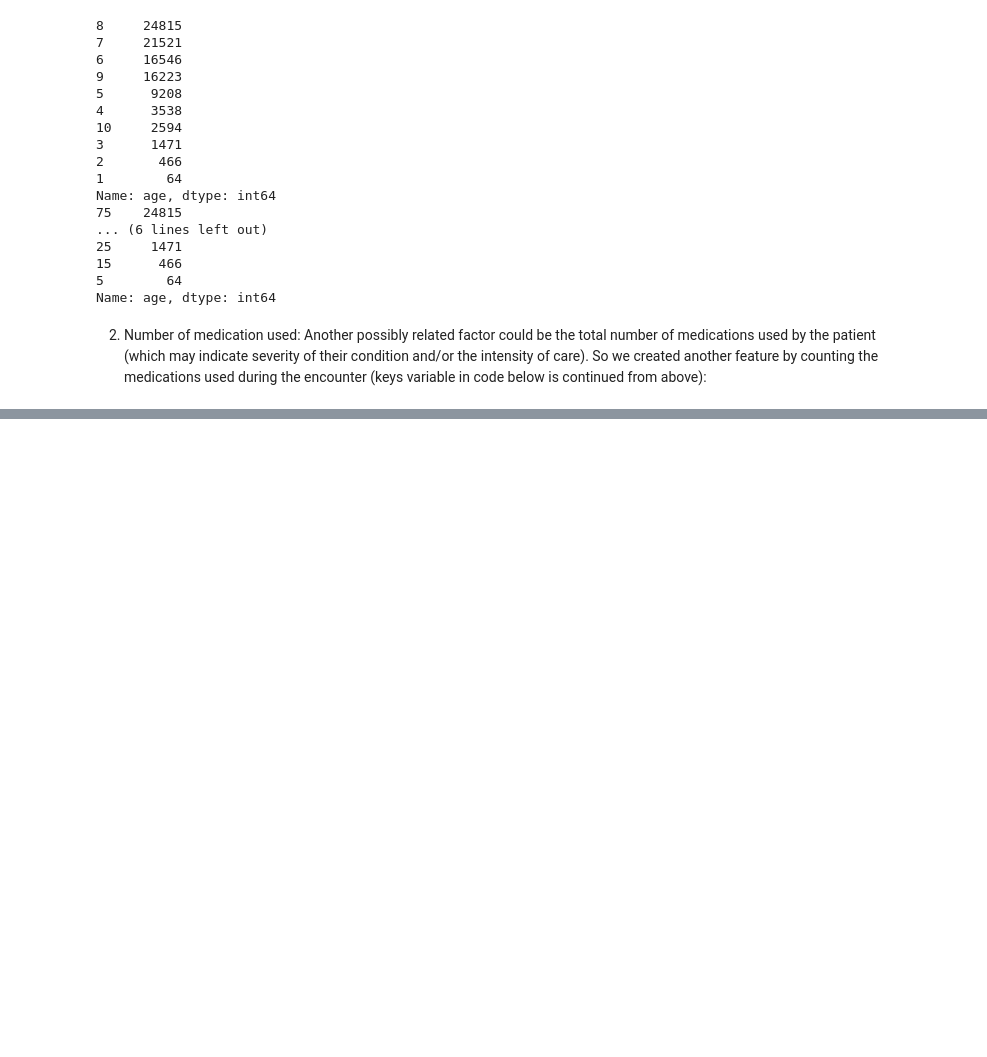
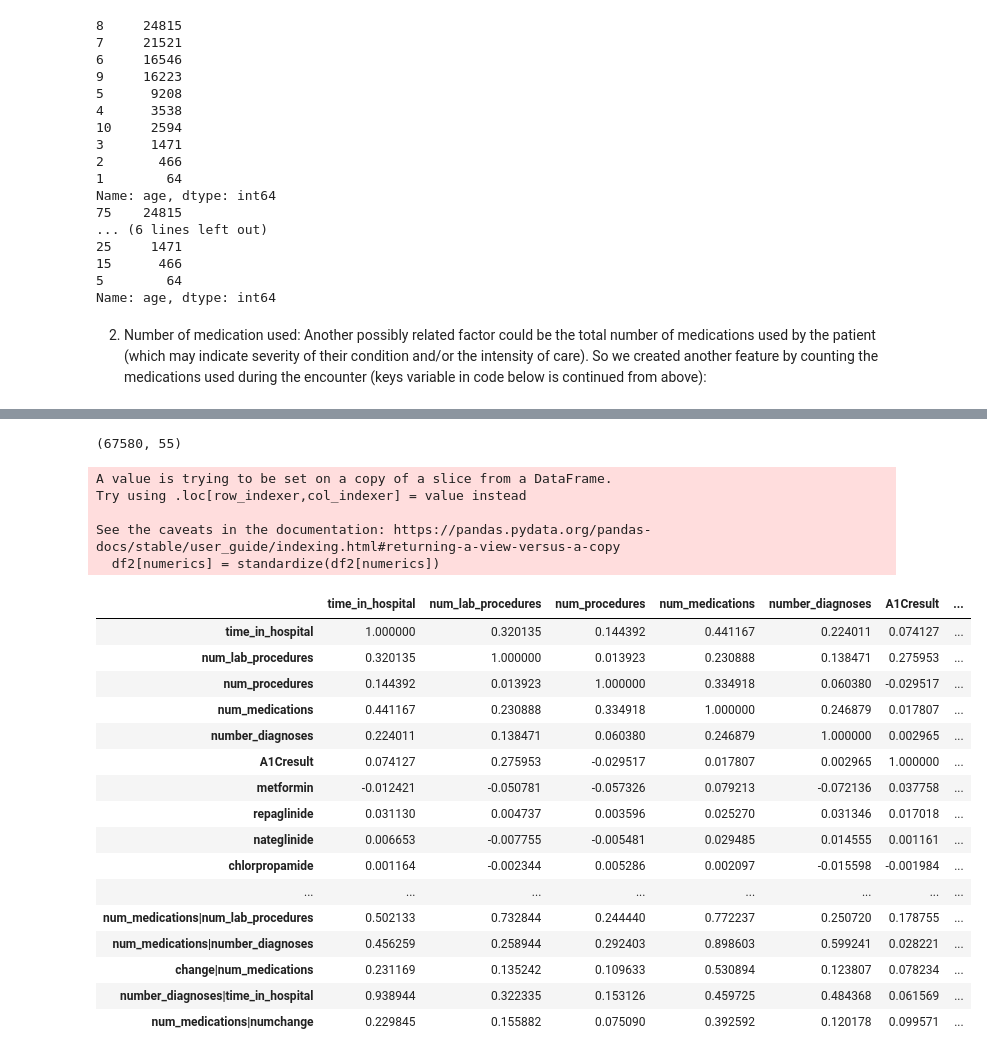
Before and after one commit to Jihyun-Eun/Python-ML-Bio, a Jupyter notebook: Predicting_Hospital_Readmission_with_Diabetes_Dataset.ipynb, the cells around one changed output, grey strips where cells are left out. Drawn from its saved outputs; the diff is of its cells as text; code cells hidden in the pictures; blank space fills up the shorter version.

```diff
--- a/Predicting_Hospital_Readmission_with_Diabetes_Dataset.ipynb
+++ b/Predicting_Hospital_Readmission_with_Diabetes_Dataset.ipynb
@@ -949,0 +1034,4 @@ for i in range(len(statdataframe)):
+# %%
+for inter in interactionterms:
+    name = inter[0] + '|' + inter[1]
+    df[name] = df[inter[0]] * df[inter[1]]
@@ -949,0 +1053,43 @@ for i in range(len(statdataframe)):
+# %%
+# dropping multiple encounters while keeping either first or last encounter of these patients
+df2 = df.drop_duplicates(subset= ['patient_nbr'], keep = 'first')
+df2.shape
+# %% [output]
+(67580, 55)
+# %%
+# standardize function
+def standardize(raw_data):
+    return ((raw_data - np.mean(raw_data, axis = 0)) / np.std(raw_data, axis = 0))
+# %%
+df2[numerics] = standardize(df2[numerics])
+import scipy as sp
+df2 = df2[(np.abs(sp.stats.zscore(df2[numerics])) < 3).all(axis=1)]
+# %% [output]
+A value is trying to be set on a copy of a slice from a DataFrame.
+Try using .loc[row_indexer,col_indexer] = value instead
+
+See the caveats in the documentation: https://pandas.pydata.org/pandas-docs/stable/user_guide/indexing.html#returning-a-view-versus-a-copy
+  df2[numerics] = standardize(df2[numerics])
+# %%
+from matplotlib.colors import ListedColormap
+my_cmap = ListedColormap(sns.light_palette((250, 100, 50), input="husl", n_colors=50).as_hex())
+table = df2.drop(['patient_nbr', 'encounter_id'], axis=1).corr(method='pearson')
+table.style.background_gradient(cmap=my_cmap, axis = 0)
+# %% [output]
+|  | time_in_hospital | num_lab_procedures | num_procedures | num_medications | number_diagnoses | A1Cresult | ... |
+| time_in_hospital | 1.000000 | 0.320135 | 0.144392 | 0.441167 | 0.224011 | 0.074127 | ... |
+| num_lab_procedures | 0.320135 | 1.000000 | 0.013923 | 0.230888 | 0.138471 | 0.275953 | ... |
+| num_procedures | 0.144392 | 0.013923 | 1.000000 | 0.334918 | 0.060380 | -0.029517 | ... |
+| num_medications | 0.441167 | 0.230888 | 0.334918 | 1.000000 | 0.246879 | 0.017807 | ... |
+| number_diagnoses | 0.224011 | 0.138471 | 0.060380 | 0.246879 | 1.000000 | 0.002965 | ... |
+| A1Cresult | 0.074127 | 0.275953 | -0.029517 | 0.017807 | 0.002965 | 1.000000 | ... |
+| metformin | -0.012421 | -0.050781 | -0.057326 | 0.079213 | -0.072136 | 0.037758 | ... |
+| repaglinide | 0.031130 | 0.004737 | 0.003596 | 0.025270 | 0.031346 | 0.017018 | ... |
+| nateglinide | 0.006653 | -0.007755 | -0.005481 | 0.029485 | 0.014555 | 0.001161 | ... |
+| chlorpropamide | 0.001164 | -0.002344 | 0.005286 | 0.002097 | -0.015598 | -0.001984 | ... |
+| ... | ... | ... | ... | ... | ... | ... | ... |
+| num_medications|num_lab_procedures | 0.502133 | 0.732844 | 0.244440 | 0.772237 | 0.250720 | 0.178755 | ... |
+| num_medications|number_diagnoses | 0.456259 | 0.258944 | 0.292403 | 0.898603 | 0.599241 | 0.028221 | ... |
+| change|num_medications | 0.231169 | 0.135242 | 0.109633 | 0.530894 | 0.123807 | 0.078234 | ... |
+| number_diagnoses|time_in_hospital | 0.938944 | 0.322335 | 0.153126 | 0.459725 | 0.484368 | 0.061569 | ... |
+| num_medications|numchange | 0.229845 | 0.155882 | 0.075090 | 0.392592 | 0.120178 | 0.099571 | ... |
```
Also changed, not shown: parts of 20 cells of this notebook.
